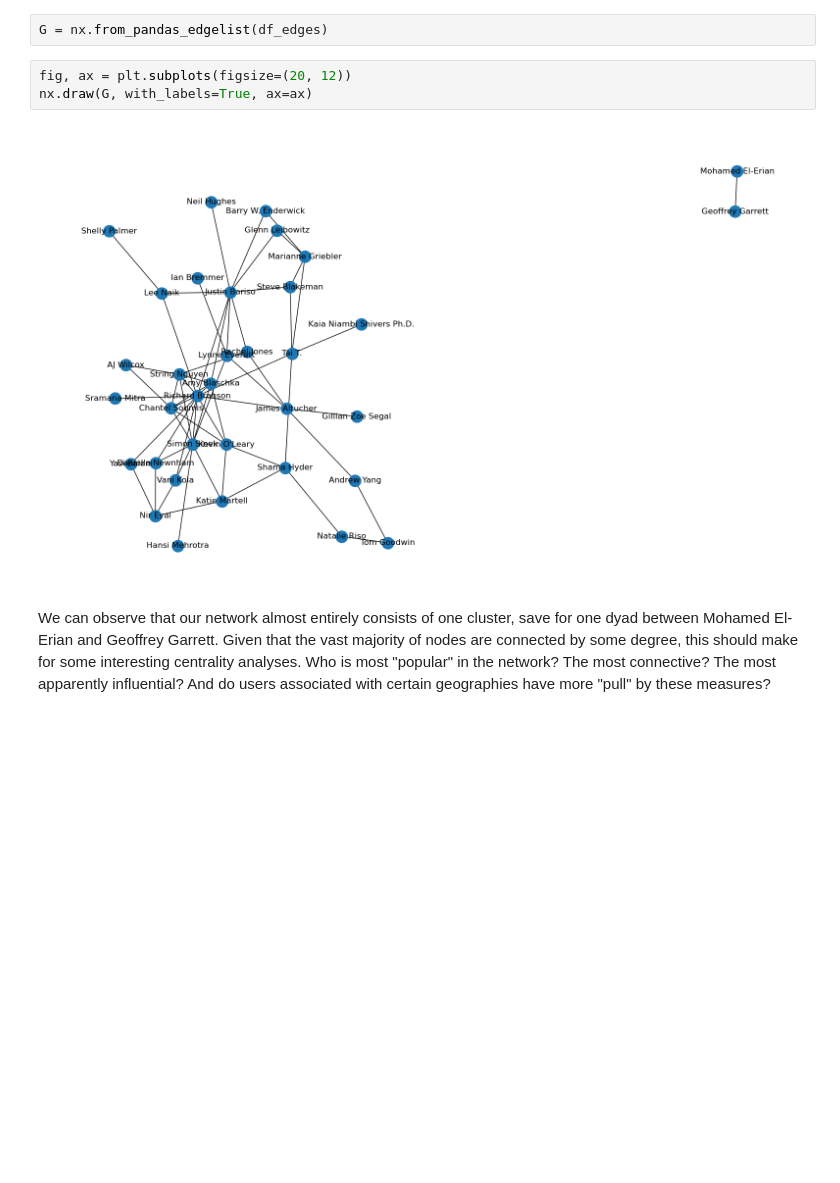
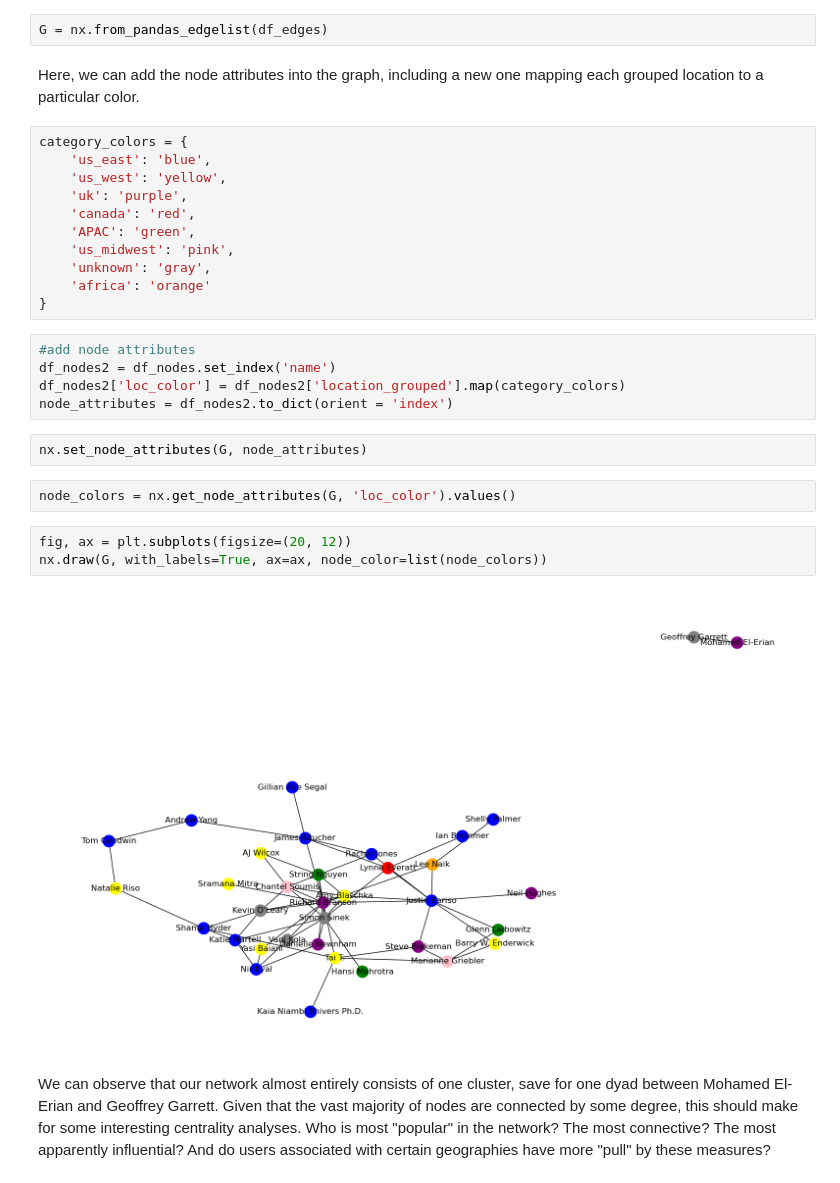
Before and after one commit to justinm0rgan/webanalytics, a Jupyter notebook: project1/notebooks/project1_analysis.ipynb, the cells around one changed output. Cells and saved outputs as stored; diff of their text form; blank space fills up the shorter version.

Commit message:
color network nodes by grouped location

```diff
--- a/project1/notebooks/project1_analysis.ipynb
+++ b/project1/notebooks/project1_analysis.ipynb
@@ -150,11 +150,33 @@ df_nodes = df_nodes[df_nodes['name'].isin(appears_in_edges)]
 Now that we have our edges and nodes how we want them, we can build a network map and calculate centrality metrics.
 # %%
 G = nx.from_pandas_edgelist(df_edges)
+# %% [markdown]
+Here, we can add the node attributes into the graph, including a new one mapping each grouped location to a particular color.
+# %%
+category_colors = {
+    'us_east': 'blue',
+    'us_west': 'yellow',
+    'uk': 'purple',
+    'canada': 'red',
+    'APAC': 'green',
+    'us_midwest': 'pink',
+    'unknown': 'gray',
+    'africa': 'orange'
+}
+# %%
+#add node attributes
+df_nodes2 = df_nodes.set_index('name')
+df_nodes2['loc_color'] = df_nodes2['location_grouped'].map(category_colors)
+node_attributes = df_nodes2.to_dict(orient = 'index')
+# %%
+nx.set_node_attributes(G, node_attributes)
+# %%
+node_colors = nx.get_node_attributes(G, 'loc_color').values()
 # %%
 fig, ax = plt.subplots(figsize=(20, 12))
-nx.draw(G, with_labels=True, ax=ax)
+nx.draw(G, with_labels=True, ax=ax, node_color=list(node_colors))
 # %% [output]
-[figure, old version]
+[figure, new version]
 # %% [markdown]
 We can observe that our network almost entirely consists of one cluster, save for one dyad between Mohamed El-Erian and Geoffrey Garrett. Given that the vast majority of nodes are connected by some degree, this should make for some interesting centrality analyses. Who is most "popular" in the network? The most connective? The most apparently influential? And do users associated with certain geographies have more "pull" by these measures?
 # %% [markdown]
```
